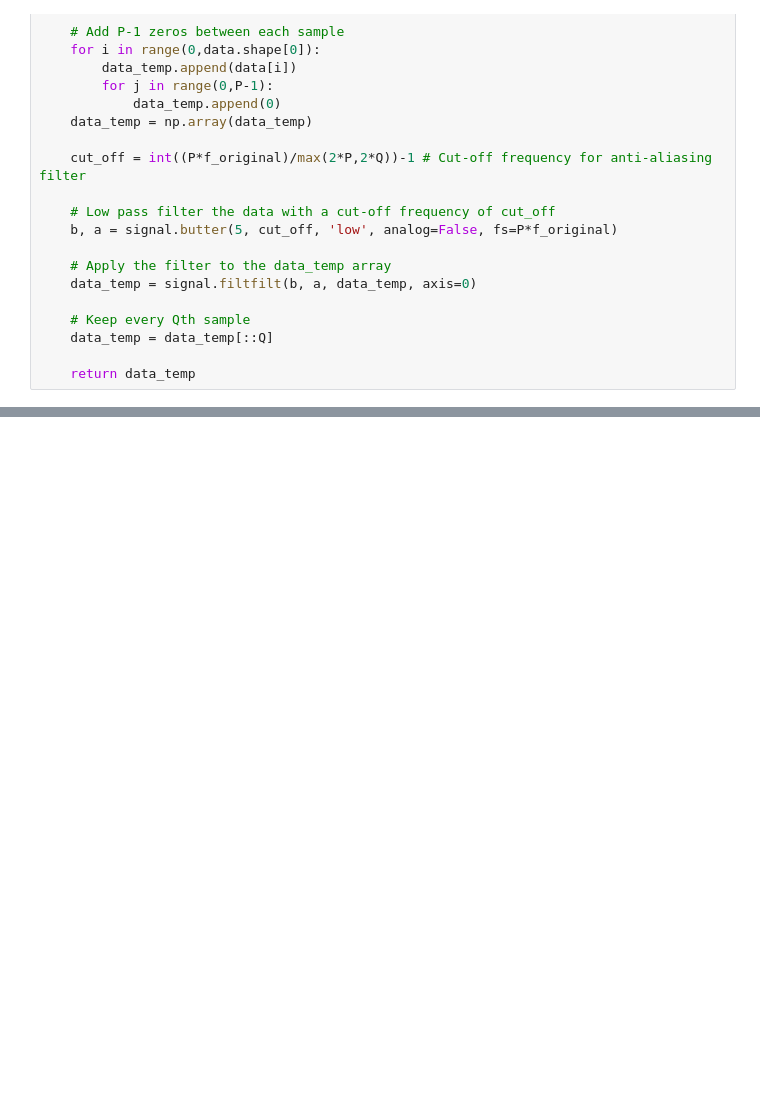
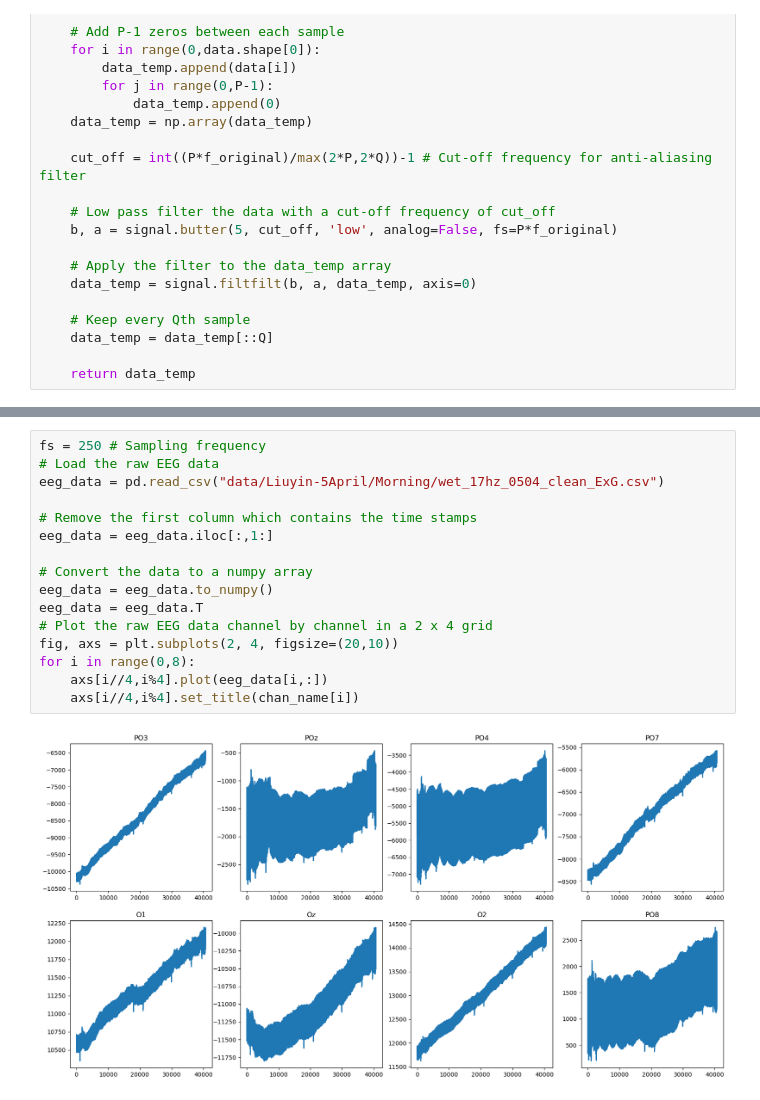
Before and after one commit to alken01/BCI, a Jupyter notebook: recursivefilter.ipynb, the cells around one changed output, grey strips where cells are left out. Drawn from its saved outputs; the diff is of its cells as text; blank space fills up the shorter version.

```diff
--- a/recursivefilter.ipynb
+++ b/recursivefilter.ipynb
@@ -283,0 +229,18 @@ right_channels_index = [chan_name.index(i) for i in right_channels]
+# %%
+fs = 250 # Sampling frequency
+# Load the raw EEG data
+eeg_data = pd.read_csv("data/Liuyin-5April/Morning/wet_17hz_0504_clean_ExG.csv")
+
+# Remove the first column which contains the time stamps
+eeg_data = eeg_data.iloc[:,1:]
+
+# Convert the data to a numpy array
+eeg_data = eeg_data.to_numpy()
+eeg_data = eeg_data.T
+# Plot the raw EEG data channel by channel in a 2 x 4 grid
+fig, axs = plt.subplots(2, 4, figsize=(20,10))
+for i in range(0,8):
+    axs[i//4,i%4].plot(eeg_data[i,:])
+    axs[i//4,i%4].set_title(chan_name[i])
+# %% [output]
+[figure, added]
```
Also changed, not shown: parts of 23 cells of this notebook.
